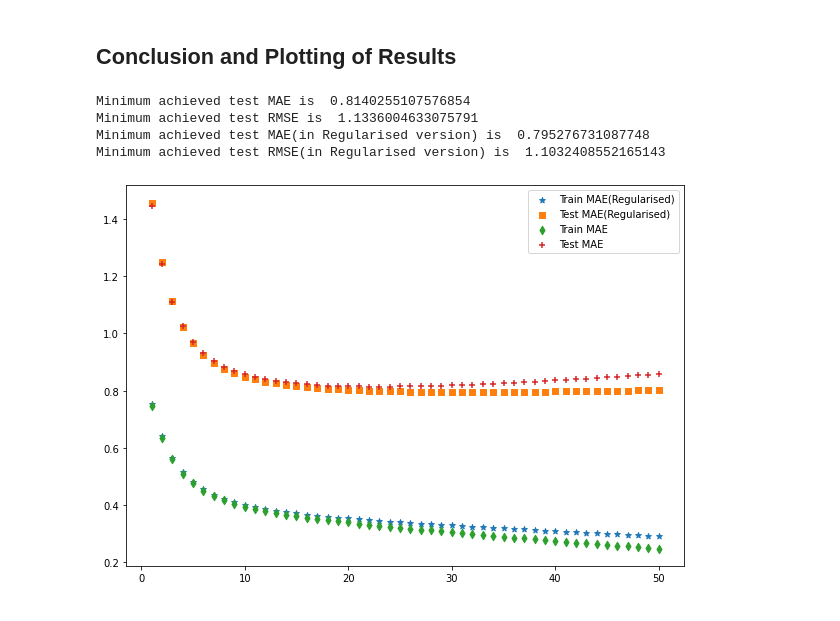
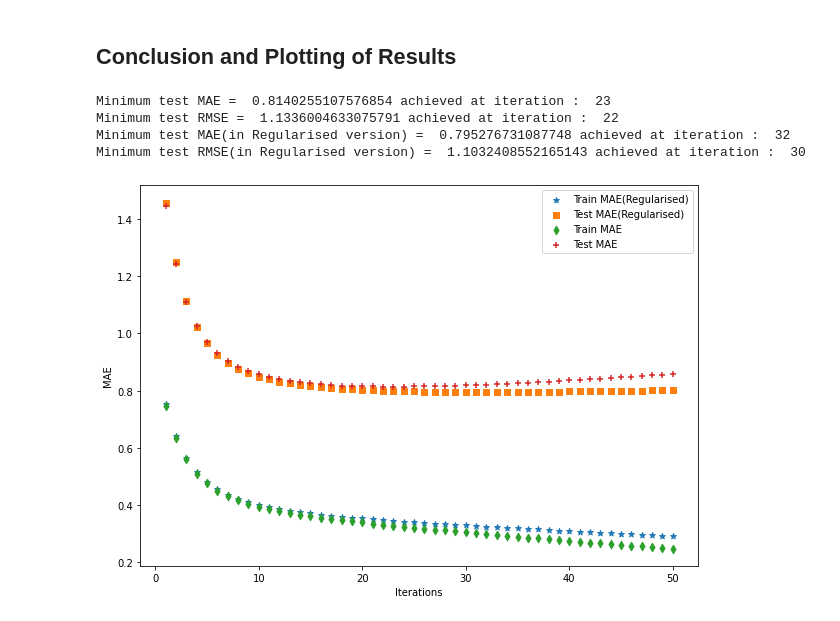
Before and after one commit to NeelMakadiya14/Music-Recommendation-System, a Jupyter notebook: Factorization/Factorisation.ipynb, the cells around one changed output. Saved outputs shown, nothing was run; the diff lists cells and outputs as text; code cells hidden in the pictures.

```diff
--- a/Factorization/Factorisation.ipynb
+++ b/Factorization/Factorisation.ipynb
@@ -452,26 +452,28 @@ with open('factorization_recommendations_regularization.json') as json_file:
 # %% [markdown]
 ## Conclusion and Plotting of Results
 # %%
-print("Minimum achieved test MAE is ",min(test_mae_each_iteration))
-print("Minimum achieved test RMSE is ",min(test_rmse_each_iteration))
+print("Minimum test MAE = ",min(test_mae_each_iteration),"achieved at iteration : ",test_mae_each_iteration.index(min(test_mae_each_iteration))+1)
+print("Minimum test RMSE = ",min(test_rmse_each_iteration),"achieved at iteration : ",test_rmse_each_iteration.index(min(test_rmse_each_iteration))+1)
 
-print("Minimum achieved test MAE(in Regularised version) is ",min(regularised_test_mae_each_iteration))
-print("Minimum achieved test RMSE(in Regularised version) is ",min(regularised_test_rmse_each_iteration))
+print("Minimum test MAE(in Regularised version) = ",min(regularised_test_mae_each_iteration),"achieved at iteration : ",regularised_test_mae_each_iteration.index(min(regularised_test_mae_each_iteration))+1)
+print("Minimum test RMSE(in Regularised version) = ",min(regularised_test_rmse_each_iteration),"achieved at iteration : ",regularised_test_rmse_each_iteration.index(min(regularised_test_rmse_each_iteration))+1)
 # %% [output]
-Minimum achieved test MAE is  0.8140255107576854
-Minimum achieved test RMSE is  1.1336004633075791
-Minimum achieved test MAE(in Regularised version) is  0.795276731087748
-Minimum achieved test RMSE(in Regularised version) is  1.1032408552165143
+Minimum test MAE =  0.8140255107576854 achieved at iteration :  23
+Minimum test RMSE =  1.1336004633075791 achieved at iteration :  22
+Minimum test MAE(in Regularised version) =  0.795276731087748 achieved at iteration :  32
+Minimum test RMSE(in Regularised version) =  1.1032408552165143 achieved at iteration :  30
 # %%
 plt.figure(figsize=(10,7))
 plt.scatter(range(1,51),regularised_train_mae_each_iteration,marker="*",label="Train MAE(Regularised)")
 plt.scatter(range(1,51),regularised_test_mae_each_iteration,marker="s",label="Test MAE(Regularised)")
 plt.scatter(range(1,51),train_mae_each_iteration,marker="d",label="Train MAE")
 plt.scatter(range(1,51),test_mae_each_iteration,marker="+",label="Test MAE")
+plt.xlabel("Iterations")
+plt.ylabel("MAE")
 plt.legend()
 plt.show()
 # %% [output]
-[figure, old version]
+[figure, new version]
 # %%
 plt.figure(figsize=(10,7))
 plt.scatter(range(1,51),regularised_train_rmse_each_iteration,marker="*",label="Train RMSE(Regularised)")
```
Also changed, not shown: parts of 1 cell of this notebook, 4 other files.
